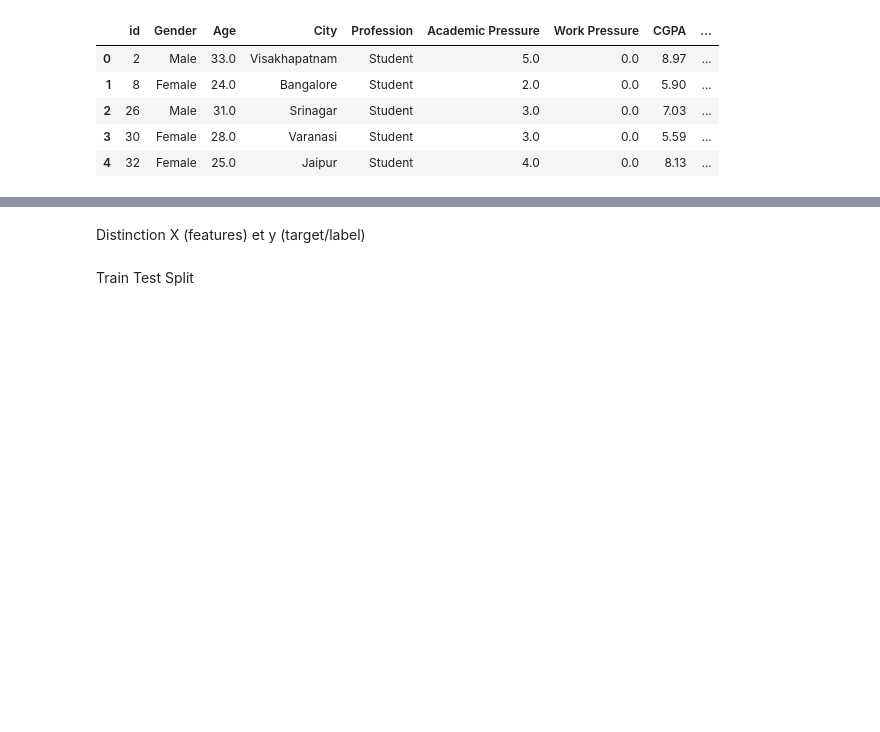
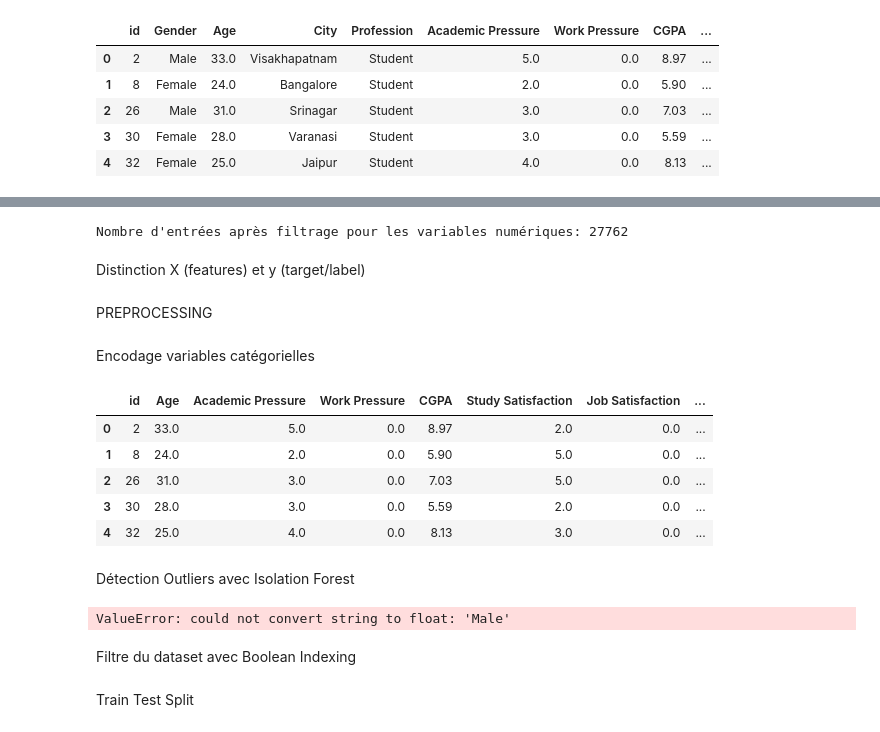
Before and after one commit to Nemios/DataTrek, a Jupyter notebook: DataTrek.ipynb, the cells around one changed output, grey strips where cells are left out. Saved outputs shown, nothing was run; the diff lists cells and outputs as text; code cells hidden in the pictures; blank space fills up the shorter version.

Commit message:
filtrage outliers var catégorielles et numériques sur dataset, debut preprocessing et isolation forest pour outliers restants

```diff
--- a/DataTrek.ipynb
+++ b/DataTrek.ipynb
@@ -108,5 +111,5 @@ Index([4458, 13596, 19266], dtype='int64')
 # %% [markdown]
 Supprimer toutes les lignes contenant au moins un NaN
 # %%
-data = df.dropna()
+df_nona = df.dropna()
 # %%
@@ -124,0 +182,2 @@ data.head()
+# %%
+df_cat_filtered = df_cat_filtered.drop("Profession", axis=1)
@@ -125,5 +253,63 @@ data.head()
+# %%
+# Filtrage des entrées selon les critères pour les variables numériques
+
+# Filtrer la colonne "Work Pressure" pour garder les valeurs négales à 0.0
+df_filtered = df_cat_filtered[df_cat_filtered['Work Pressure'] == 0.0]
+
+# Filtrer la colonne "Job Satisfaction" pour garder les valeurs égales à 0.0
+df_filtered = df_filtered[df_filtered['Job Satisfaction'] == 0.0]
+
+# Filtrer la colonne "Academic Pressure" pour garder les valeurs non égales à 0.0
+df_filtered = df_filtered[df_filtered['Academic Pressure'] != 0.0]
+
+# Filtrer la colonne "Study Satisfaction" pour garder les valeurs non égales à 0.0
+df_filtered = df_filtered[df_filtered['Study Satisfaction'] != 0.0]
+
+# Afficher le résultat final après filtrage
+print(f"Nombre d'entrées après filtrage pour les variables numériques: {df_filtered.shape[0]}")
+# %% [output]
+Nombre d'entrées après filtrage pour les variables numériques: 27762
 # %% [markdown]
 Distinction X (features) et y (target/label)
 # %%
-X = data.drop("Depression", axis=1)
-y = data.loc[:, "Depression"]
+X = df_filtered.drop("Depression", axis=1)
+y = df_filtered.loc[:, "Depression"]
+# %% [markdown]
+PREPROCESSING
+# %% [markdown]
+Encodage variables catégorielles
+# %%
+categorical_features = make_column_selector(dtype_include=object)  # Sélectionne les colonnes de type string/objet
+cat_columns = categorical_features(X)  # Récupère les noms des colonnes catégorielles
+
+# Initialiser l'encoder
+encoder = OneHotEncoder(handle_unknown="ignore", sparse_output=False)  # `sparse=False` pour un DataFrame propre
+
+# Transformer uniquement les colonnes catégorielles
+encoded_cat = encoder.fit_transform(X[cat_columns])
+
+# Créer un DataFrame avec les nouvelles colonnes encodées
+encoded_cat_df = pd.DataFrame(encoded_cat, columns=encoder.get_feature_names_out(), index=X.index)
+
+# Supprimer les anciennes colonnes catégorielles et concaténer les nouvelles
+X_encoded = X.drop(columns=cat_columns)
+X_encoded = pd.concat([X_encoded, encoded_cat_df], axis=1)
+
+X_encoded.head()  # Vérifie le résultat
+# %% [output]
+|  | id | Age | Academic Pressure | Work Pressure | CGPA | Study Satisfaction | Job Satisfaction | ... |
+| 0 | 2 | 33.0 | 5.0 | 0.0 | 8.97 | 2.0 | 0.0 | ... |
+| 1 | 8 | 24.0 | 2.0 | 0.0 | 5.90 | 5.0 | 0.0 | ... |
+| 2 | 26 | 31.0 | 3.0 | 0.0 | 7.03 | 5.0 | 0.0 | ... |
+| 3 | 30 | 28.0 | 3.0 | 0.0 | 5.59 | 2.0 | 0.0 | ... |
+| 4 | 32 | 25.0 | 4.0 | 0.0 | 8.13 | 3.0 | 0.0 | ... |
+# %% [markdown]
+Détection Outliers avec Isolation Forest
+# %%
+model = IsolationForest(random_state=0, contamination=0.01)
+model.fit(X_encoded)
+model.predict(X_encoded) # tableau de -1 (anomalie) et de 1 (anomalie)
+# %% [output]
+ValueError: could not convert string to float: 'Male'
+# %% [markdown]
+Filtre du dataset avec Boolean Indexing
```
Also changed, not shown: parts of 17 cells of this notebook, 2 other files.
